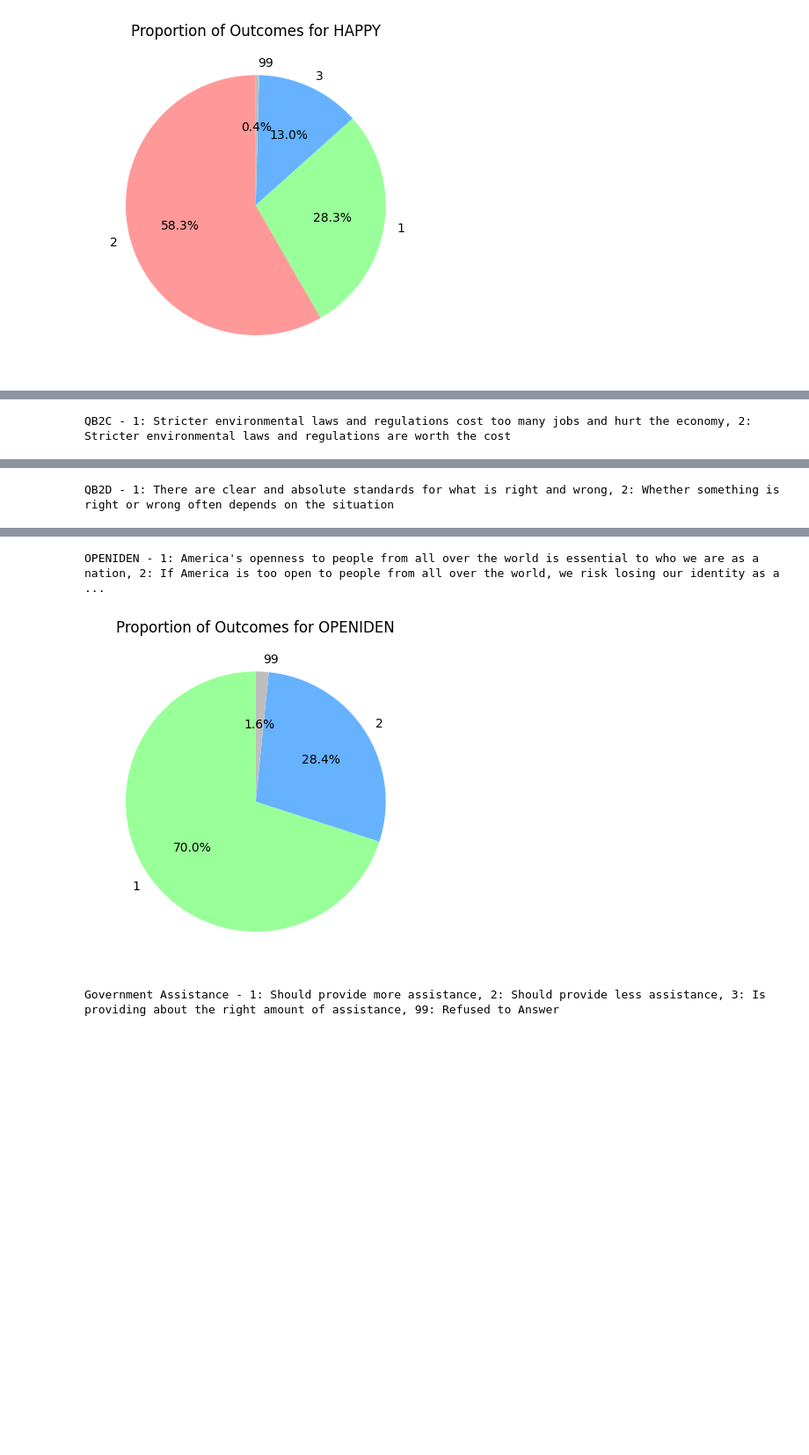
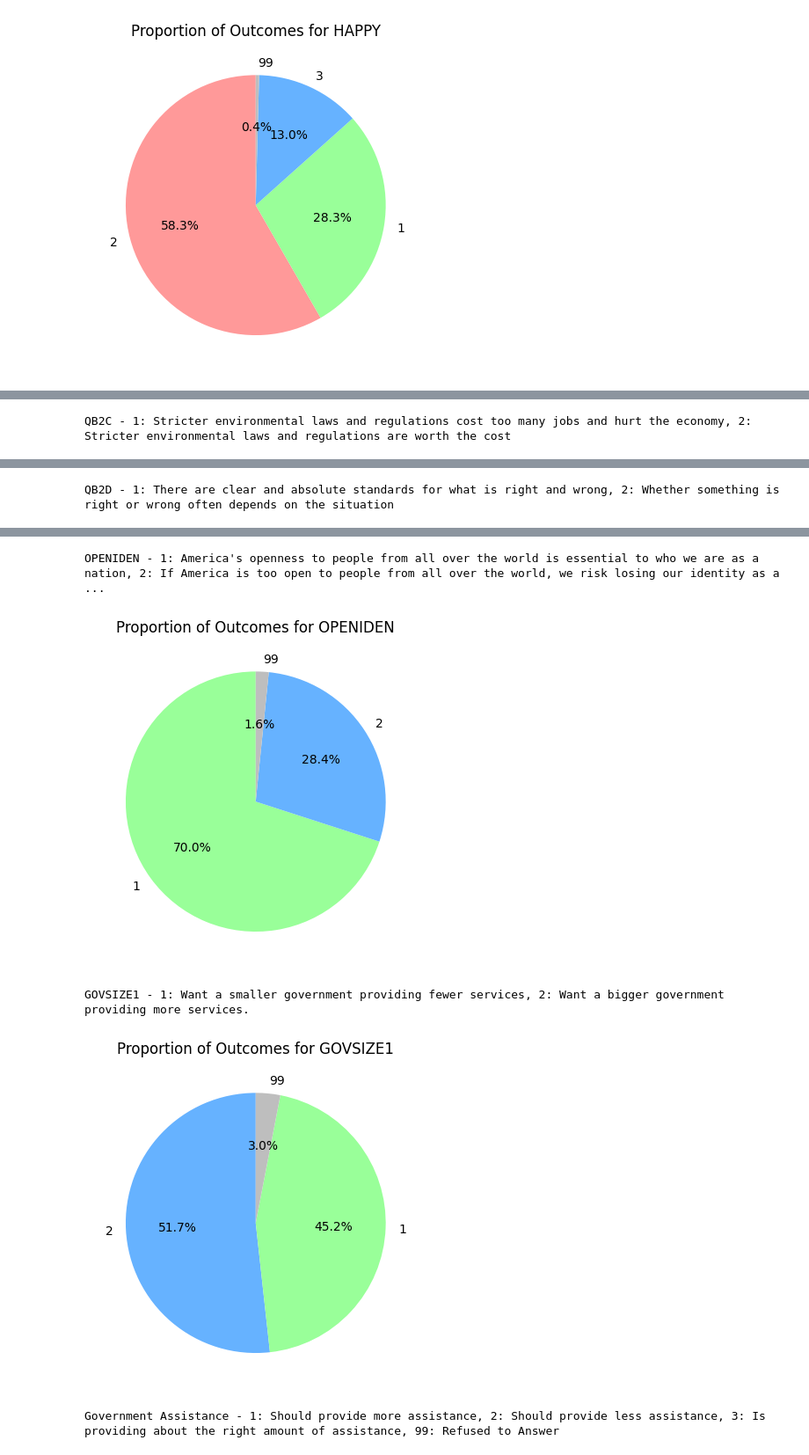
Before and after one commit to jak521/dsci441_project, a Jupyter notebook: code.ipynb, the cells around one changed output, grey strips where cells are left out. Shown at 88% size. Drawn from its saved outputs; the diff is of its cells as text; code cells hidden in the pictures; blank space fills up the shorter version.

```diff
--- a/code.ipynb
+++ b/code.ipynb
@@ -199,33 +199,37 @@ def plot_pie_chart(data, feature_name):
 
     # Assign colors based on the defined color_map
     colors = [color_map.get(val, '#FFFFFF') for val in value_counts.index]
 
     # Plot the pie chart
     plt.pie(value_counts, labels=value_counts.index, colors=colors, autopct='%1.1f%%', startangle=90)
     plt.title(f'Proportion of Outcomes for {feature_name}')
     plt.show()
 
 # Plot pie charts for CHNG_A, CHNG_B, and CHNG_C
 print('Binary Questions \n')
 print('QB2A - 1: Homosexuality should be accepted by society, 2: Homosexuality should be discouraged by society \n')
 plot_pie_chart(df, 'QB2A')
 print('QB2C - 1: Stricter environmental laws and regulations cost too many jobs and hurt the economy, 2: Stricter environmental laws and regulations are worth the cost \n')
 plot_pie_chart(df, 'QB2C')
 print('QB2D - 1: There are clear and absolute standards for what is right and wrong, 2: Whether something is right or wrong often depends on the situation')
 plot_pie_chart(df, 'QB2D')
 print('OPENIDEN - 1: America\'s openness to people from all over the world is essential to who we are as a nation, 2: If America is too open to people from all over the world, we risk losing our identity as a nation')
 plot_pie_chart(df, 'OPENIDEN')
+print('GOVSIZE1 - 1: Want a smaller government providing fewer services, 2: Want a bigger government providing more services.')
+plot_pie_chart(df, 'GOVSIZE1')
 # %% [output]
 Binary Questions
 
 QB2A - 1: Homosexuality should be accepted by society, 2: Homosexuality should be discouraged by society
 [figure]
 QB2C - 1: Stricter environmental laws and regulations cost too many jobs and hurt the economy, 2: Stricter environmental laws and regulations are worth the cost
 [figure]
 QB2D - 1: There are clear and absolute standards for what is right and wrong, 2: Whether something is right or wrong often depends on the situation
 [figure]
 OPENIDEN - 1: America's openness to people from all over the world is essential to who we are as a nation, 2: If America is too open to people from all over the world, we risk losing our identity as a ...
 [figure]
+GOVSIZE1 - 1: Want a smaller government providing fewer services, 2: Want a bigger government providing more services.
+[figure, added]
 # %%
 import matplotlib.pyplot as plt
 
```
Also changed, not shown: parts of 3 cells of this notebook.
